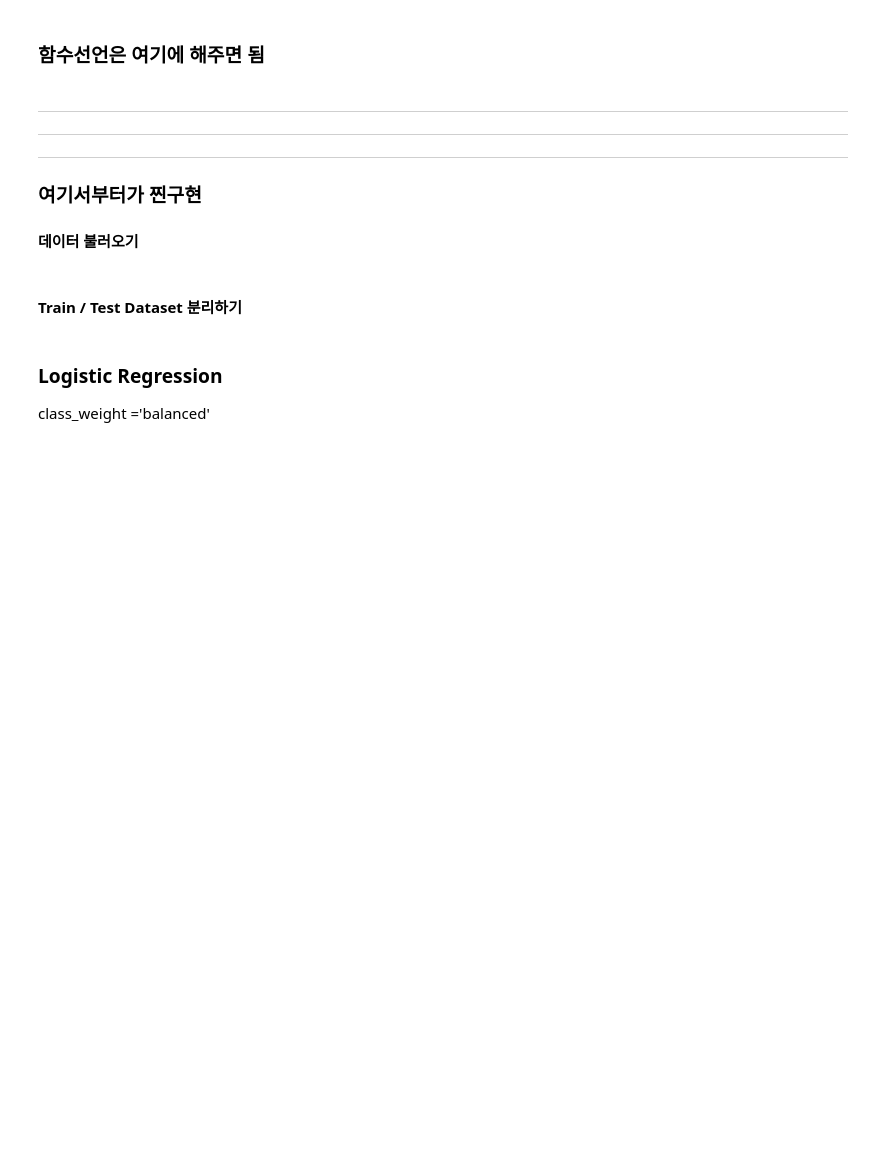
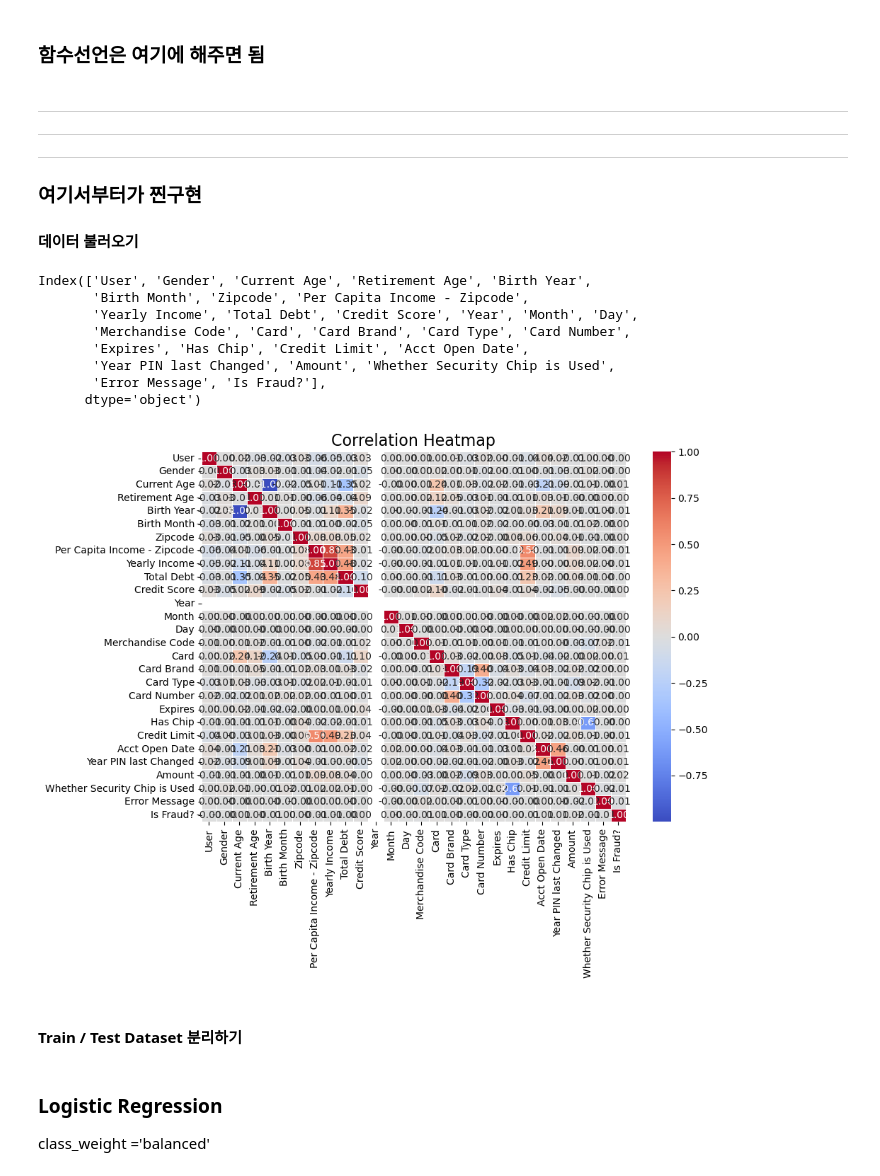
Before and after one commit to VML-potatoes/DS, a Jupyter notebook: DS_BaselineCode.ipynb, the cells around one changed output. Saved outputs shown, nothing was run; the diff lists cells and outputs as text; code cells hidden in the pictures; blank space fills up the shorter version.

```diff
--- a/DS_BaselineCode.ipynb
+++ b/DS_BaselineCode.ipynb
@@ -48,7 +48,7 @@ def encode_and_transform_dates(df):
 #Is Fraud : Yes-1, No-0으로 Labeled
 # %%
 #Correlation Matrix 출력함수
-def correlation_write(df, path='../datas/파생/correlation_matrix.csv'):
+def correlation_write(df, path='datas/파생/correlation_matrix.csv'):
     # 상관관계 계산
     correlation_matrix = df.corr()
 
@@ -101,7 +101,17 @@ def print_classification_report_and_confusion_matrix(model, X_test, y_test):
 ### 여기서부터가 찐구현
 #### 데이터 불러오기
 # %%
-train_data = pd.read_csv('../datas/train.csv')
+train_data = pd.read_csv('datas/train.csv')
 encode_and_transform_dates(train_data)
 print(train_data.columns)
 correlation_write(train_data)
+# %% [output]
+Index(['User', 'Gender', 'Current Age', 'Retirement Age', 'Birth Year',
+       'Birth Month', 'Zipcode', 'Per Capita Income - Zipcode',
+       'Yearly Income', 'Total Debt', 'Credit Score', 'Year', 'Month', 'Day',
+       'Merchandise Code', 'Card', 'Card Brand', 'Card Type', 'Card Number',
+       'Expires', 'Has Chip', 'Credit Limit', 'Acct Open Date',
+       'Year PIN last Changed', 'Amount', 'Whether Security Chip is Used',
+       'Error Message', 'Is Fraud?'],
+      dtype='object')
+[figure, added]
```
Also changed, not shown: parts of 2 cells of this notebook, 1 other file.
